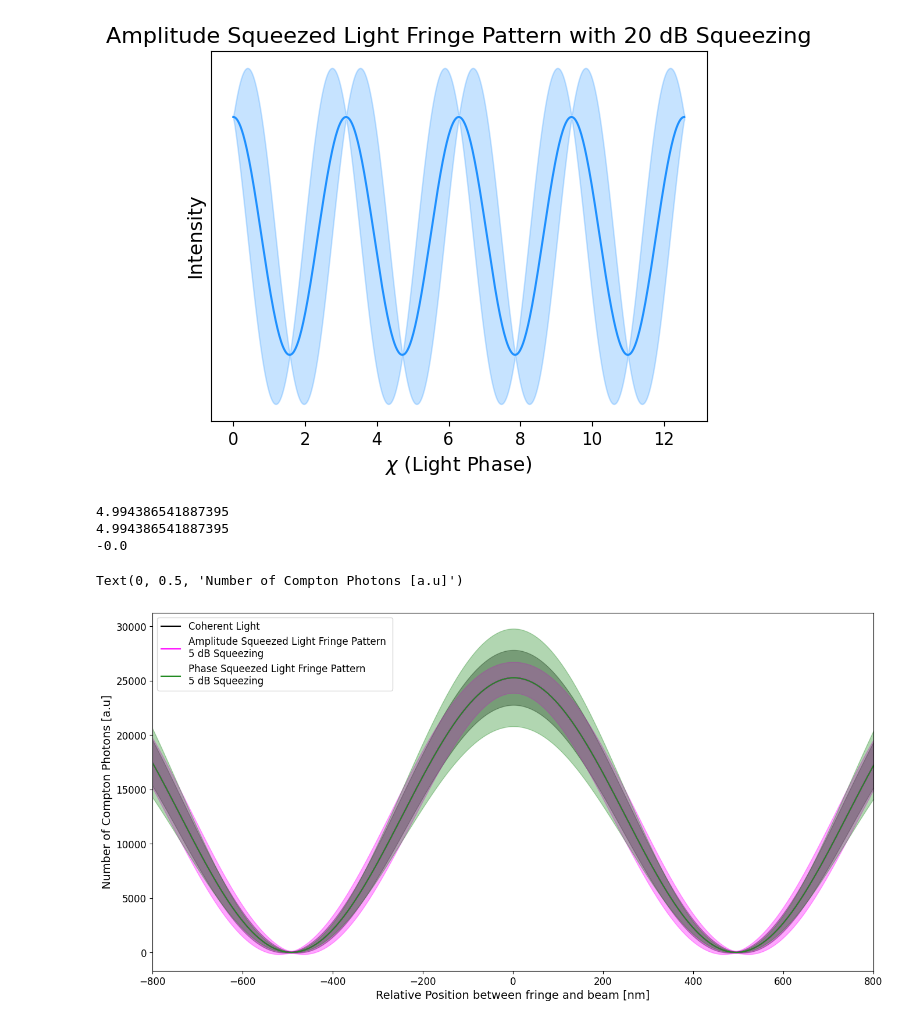
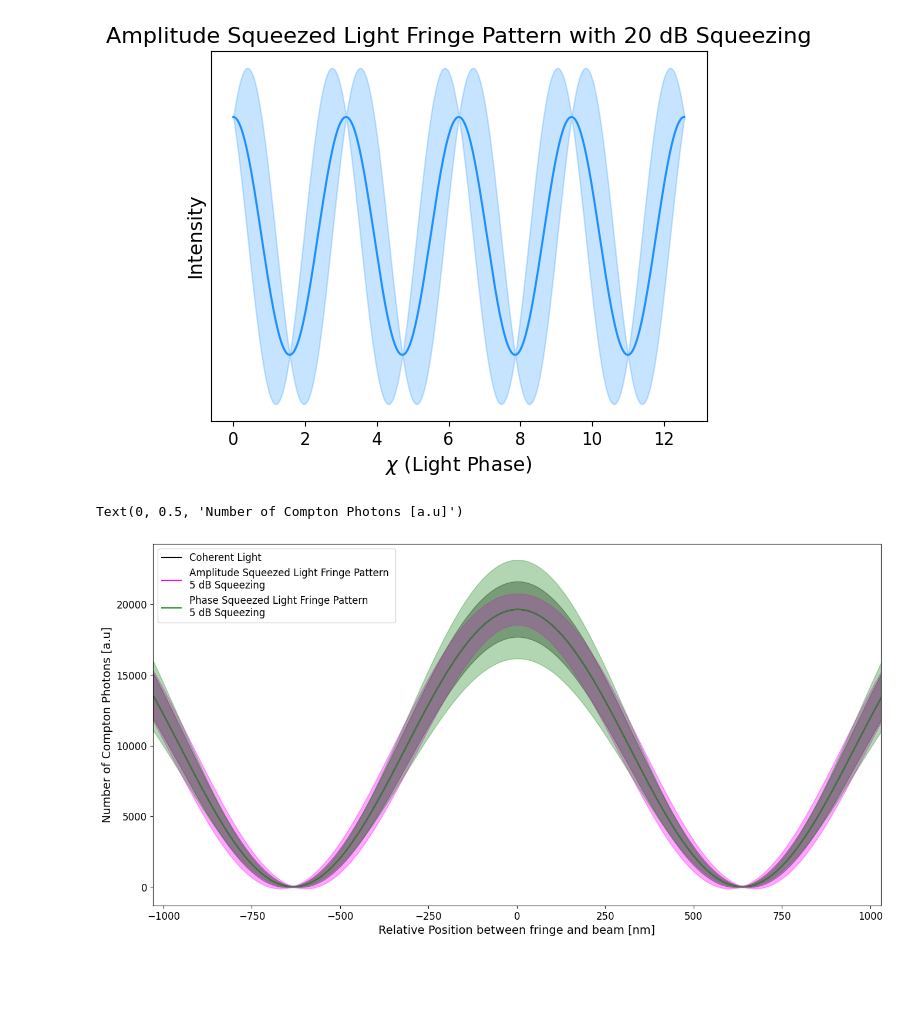
Before and after one commit to phiamorton/squeezedmonitor, a Jupyter notebook: Husimi_testing.ipynb, the cells around one changed output. Drawn from its saved outputs; the diff is of its cells as text; code cells hidden in the pictures; blank space fills up the shorter version.

```diff
--- a/Husimi_testing.ipynb
+++ b/Husimi_testing.ipynb
@@ -421,13 +421,14 @@ plt.show()
 # plt.show()
 # %%
 pi=np.pi
+chi_array = np.linspace(0, 4*np.pi, 1000)
+
 def make_fringe(squeezephase,db):
     n = int(1e4) # 1e6
     s = db # Adjusts squeezing amount
     dB_squeeze=-10*np.log10(np.exp(-2*s)) #dB
-    print(dB_squeeze)
+    #print(dB_squeeze)
     theta_script = squeezephase #np.pi #np.pi/2  # Adjusts squeezing angle (0 = amp, pi = phase)
-    chi_array = np.linspace(0, 4*np.pi, 1000)
     S_array = np.sqrt(n) * np.cos(chi_array)
     N_array = 0.25 * (np.exp(2*s) * np.sin(chi_array - 0.5*theta_script)**2 + np.exp(-2*s) * np.cos(chi_array - 0.5*theta_script)**2)
     return S_array, N_array
@@ -441,14 +442,14 @@ coherent, N_coherent=make_fringe(0,0)
 #plt.fill_between(chi_array, S_array**2-np.multiply(sigma_scale,N_array), S_array**2+np.multiply(sigma_scale,N_array), color='dodgerblue', alpha=0.25)
 
 #start of beam code
-def gaussian_beam(x, N, dx):
-    return N  * np.exp(-0.5 * (x/dx)**2) *1/ (np.sqrt(2*np.pi)*dx)
+def gaussian_beam(x, N, dx,u):
+    return N  * np.exp(-0.5 * ((x-u)/dx)**2) *1/ (np.sqrt(2*np.pi)*dx)
 sigma_b=10 #nm
 N=10 #6.4*10**8 #100 pC of charge
-lambdaL=800 #nm wavelength
+lambdaL=1030 #nm wavelength
 photonscaling=1
-x= np.linspace(-2*np.pi, 2*np.pi,len(chi_array))*lambdaL/2*pi/4 #match range and length of chi array but put into nm
-beam=gaussian_beam(x,N,sigma_b)
+x= np.linspace(-(np.max(chi_array)-np.min(chi_array))/2, (np.max(chi_array)-np.min(chi_array))/2,len(chi_array))*lambdaL/2*pi/4 #match range and length of chi array but put into nm
+beam=gaussian_beam(x,N,sigma_b,0)
 sigma_scale = 10 # Adjusts how many stds are plotted for E-field uncertainty
 
 
@@ -460,35 +461,32 @@ sigma_scale = 10 # Adjusts how many stds are plotted for E-field uncertainty
 plt.figure(figsize=(16, 8))
 def plot_convolution(S,n,color):
     fringe=S**2*photonscaling
     convolution=np.convolve(beam, fringe, mode="same")
     sigma_I = 2.0 * np.abs(S) * np.sqrt(n)
     fringe_max=(S_array**2-np.multiply(sigma_scale, sigma_I))*photonscaling
     fringe_min=(S_array**2+np.multiply(sigma_scale, sigma_I))*photonscaling
     convolution_max=np.convolve(beam, fringe_max, mode="same")
     convolution_min=np.convolve(beam, fringe_min, mode="same")
     plt.fill_between(x, convolution_min, convolution_max, color=color, alpha=0.35)
     return convolution
 
 color1='black'
 coherent=plot_convolution(coherent,N_coherent,color1)
 plt.plot(x,coherent,color=color1,label='Coherent Light')
 
 color2='magenta'
 amp_sq=plot_convolution(amp_sq_fringe,N_amp,color2)
 plt.plot(x,amp_sq,color=color2,label=f'Amplitude Squeezed Light Fringe Pattern \n{int(round(dB_squeeze))} dB Squeezing')
 
 color3='forestgreen'
 phase_sq=plot_convolution(phase_sq_fringe,N_phase,color3)
 plt.plot(x,phase_sq,color=color3,label=f'Phase Squeezed Light Fringe Pattern \n{int(round(dB_squeeze))} dB Squeezing')
 
 plt.legend(loc='upper left')
 plt.xlim([-lambdaL,lambdaL])
 #plt.ylim([150000,175000])
 plt.xlabel('Relative Position between fringe and beam [nm]')
 plt.ylabel('Number of Compton Photons [a.u]')
 # %% [output]
-4.994386541887395
-4.994386541887395
--0.0
+Text(0, 0.5, 'Number of Compton Photons [a.u]')
-Text(0, 0.5, 'Number of Compton Photons [a.u]')
-[figure, old version]
+[figure, new version]
```
Also changed, not shown: parts of 5 cells of this notebook.
